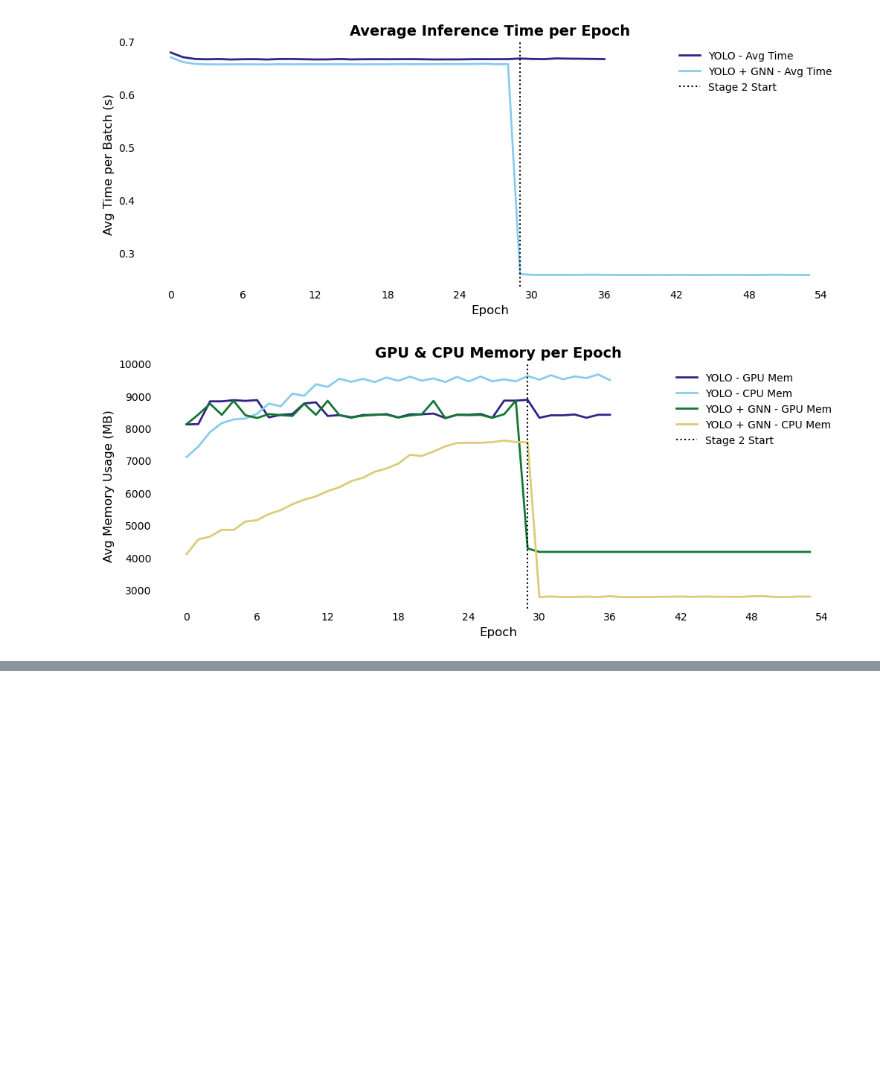
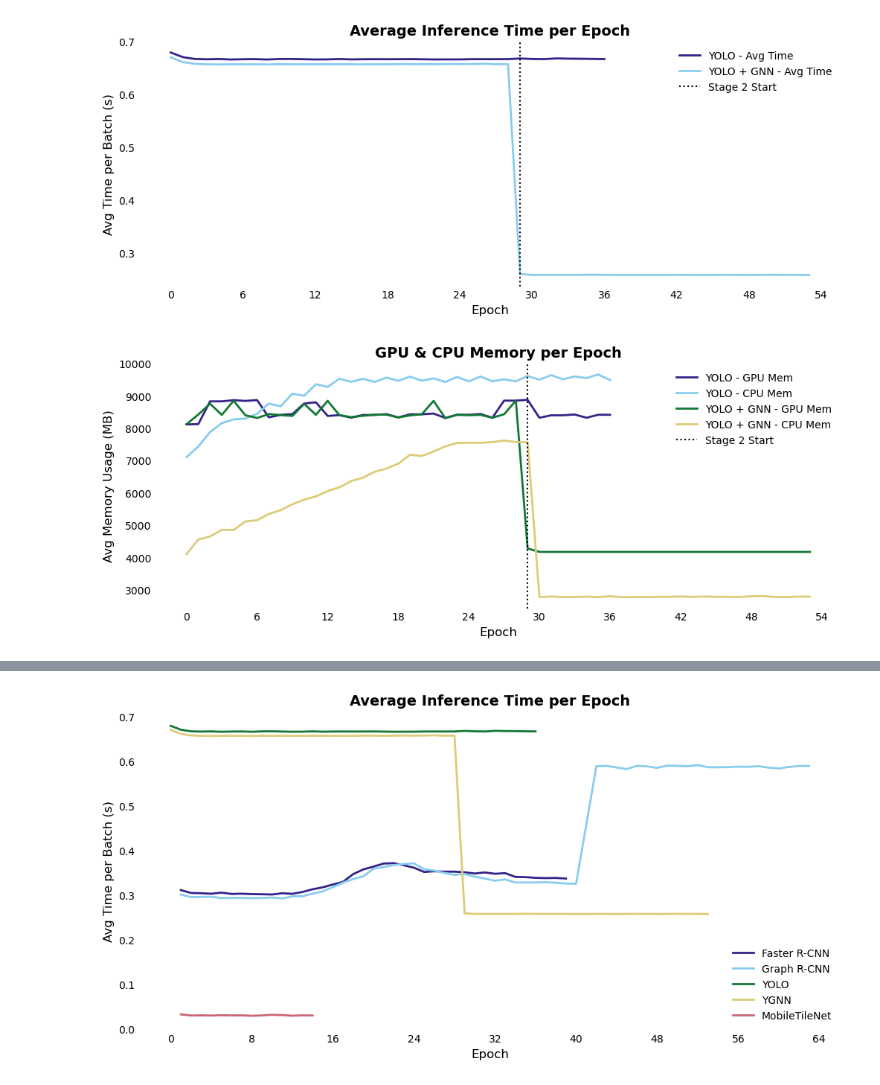
Before and after one commit to SakrIsmail/Thesis, a Jupyter notebook: notebooks/visuals/generate_visuals.ipynb, the cells around one changed output, grey strips where cells are left out. Drawn from its saved outputs; the diff is of its cells as text; code cells hidden in the pictures; blank space fills up the shorter version.

```diff
--- a/notebooks/visuals/generate_visuals.ipynb
+++ b/notebooks/visuals/generate_visuals.ipynb
@@ -530,13 +530,13 @@ def plot_epoch_metrics_comparison(
     simplify_axes(ax)
     plt.show()
 # %%
-epoch_indices1, times1, gpu1, cpu1 = process_folder_logs_lists("/home/sakr/Thesis/outputs/faster_rcnn/error_faster_rcnn_MobileNet_baseline")
-epoch_indices2, _, times2, gpu2, cpu2 = process_dual_epoch_logs("/home/sakr/Thesis/outputs/graph_rcnn/error_graph_rcnn_MobileNet_baseline")
+faster_epoch_indices1, faster_times1, faster_gpu1, faster_cpu1 = process_folder_logs_lists("/home/sakr/Thesis/outputs/faster_rcnn/error_faster_rcnn_MobileNet_baseline")
+graph_epoch_indices2, _, graph_times2, graph_gpu2, graph_cpu2 = process_dual_epoch_logs("/home/sakr/Thesis/outputs/graph_rcnn/error_graph_rcnn_MobileNet_baseline")
 
 
 plot_epoch_metrics_comparison(
-    epoch_indices1, times1, gpu1, cpu1,
-    epoch_indices2, times2, gpu2, cpu2,
+    faster_epoch_indices1, faster_times1, faster_gpu1, faster_cpu1,
+    graph_epoch_indices2, graph_times2, graph_gpu2, graph_cpu2,
     stage2_start_epoch=40
 )
 # %% [output]
@@ -1286,0 +1366,81 @@ Normal‐stage average epoch time: 264.77s (04:24.77)
+# %%
+def plot_multi_model_metrics(models_data, metric='time'):
+    """
+    Plots either 'time' or 'memory' for multiple models.
+
+    Args:
+        models_data (list of dict): Each dict must have:
+            - 'epochs': list of epoch indices
+            - 'time': list of avg batch times per epoch
+            - 'gpu': list of avg GPU memory per epoch
+            - 'cpu': list of avg CPU memory per epoch
+            - 'label': model name for legend
+        metric (str): 'time' or 'memory'
+    """
+    tufte_font = {'fontsize': 12}
+    title_font = {'fontsize': 14, 'weight': 'bold'}
+    line_width = 2.0
+    # Paul Tol's palette for up to 5 models
+    colors = ['#332288', '#88CCEE', '#117733', '#DDCC77', '#CC6677']
+
+    fig, ax = plt.subplots(figsize=(10, 5), constrained_layout=True)
+
+    for idx, mdl in enumerate(models_data):
+        epochs = mdl['epochs']
+        base_color = colors[idx]
+        label = mdl['label']
+
+        if metric == 'time':
+            ax.plot(epochs, mdl['time'],
+                    label=label,
+                    color=base_color,
+                    linewidth=line_width)
+
+        else:  # memory: plot GPU (solid) and CPU (dashed)
+            ax.plot(epochs, mdl['gpu'],
+                    label=f"{label} GPU",
+                    color=base_color,
+                    linewidth=line_width,
+                    linestyle='-')
+            ax.plot(epochs, mdl['cpu'],
+                    label=f"{label} CPU",
+                    color=base_color,
+                    linewidth=line_width,
+                    linestyle='--')
+
+    if metric == 'time':
+        ylabel = "Avg Time per Batch (s)"
+        title   = "Average Inference Time per Epoch"
+    else:
+        ylabel = "Memory Usage (MB)"
+        title   = "GPU and CPU Memory per Epoch"
+
+    ax.set_title(title, **title_font)
+    ax.set_xlabel("Epoch", **tufte_font)
+    ax.set_ylabel(ylabel, **tufte_font)
+    ax.legend(frameon=False, fontsize=10)
+
+    # Tufte-style axes
+    for spine in ax.spines.values():
+        spine.set_visible(False)
+    ax.tick_params(axis='both', which='both', length=0)
+    ax.xaxis.set_major_locator(ticker.MaxNLocator(integer=True))
+    ax.grid(False)
+
+    plt.show()
+
+models_data = [
+{'epochs': faster_epoch_indices1, 'time': faster_times1, 'gpu': faster_gpu1, 'cpu': faster_cpu1, 'label': 'Faster R-CNN'},
+{'epochs': graph_epoch_indices2, 'time': graph_times2, 'gpu': graph_gpu2, 'cpu': graph_cpu2, 'label': 'Graph R-CNN'},
+{'epochs': yolo_epoch_indices1, 'time': yolo_avg_times1, 'gpu': yolo_avg_gpu1, 'cpu': yolo_avg_cpu1, 'label': 'YOLO'},
+{'epochs': ygnn_epoch_indices2, 'time': ygnn_avg_times2, 'gpu': ygnn_avg_gpu2, 'cpu': ygnn_avg_cpu2, 'label': 'YGNN'},
+{'epochs': epoch_indices, 'time': avg_batch_times, 'gpu': gpu_mem_usages, 'cpu': cpu_mem_usages, 'label': 'MobileTileNet'},
+]
+
+# Plot batch times
+plot_multi_model_metrics(models_data, metric='time')
+
+# Plot memory usage (GPU + CPU)
+plot_multi_model_metrics(models_data, metric='memory')
+# %% [output]
+[figure, added]
```
Also changed, not shown: parts of 4 cells of this notebook, 19 other files.
